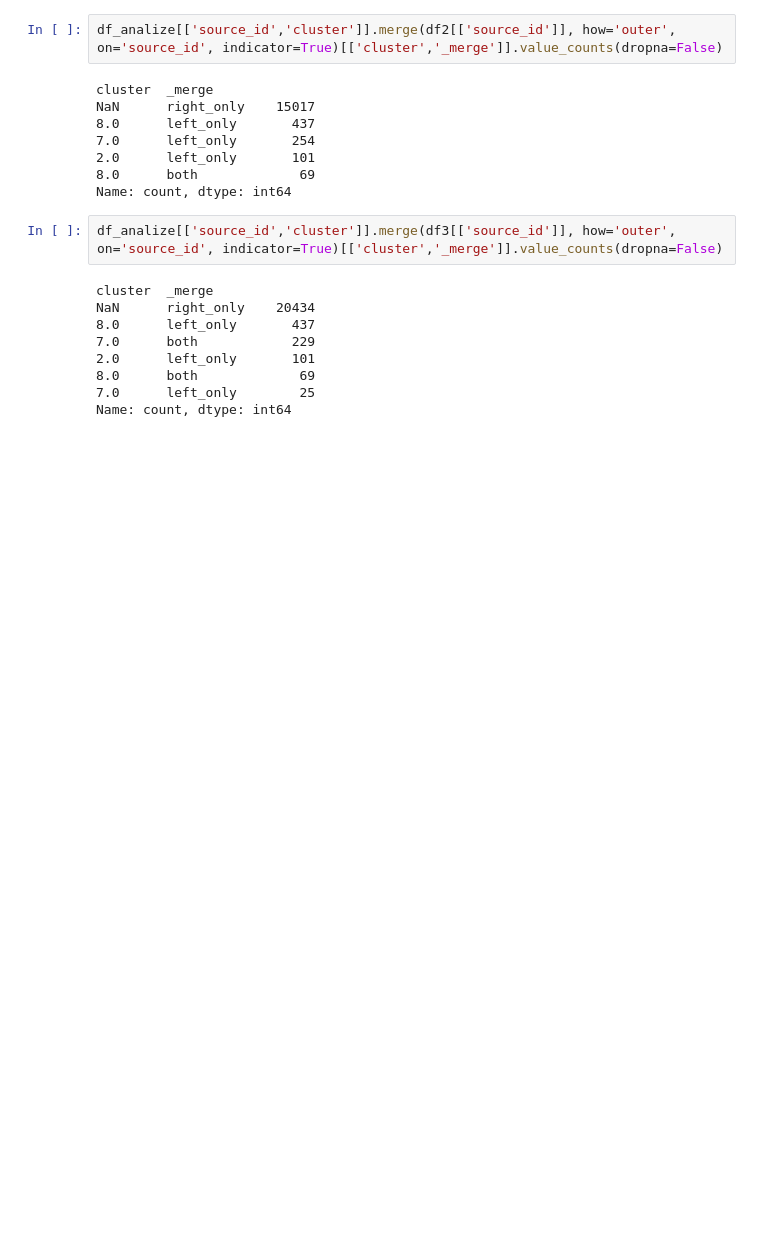
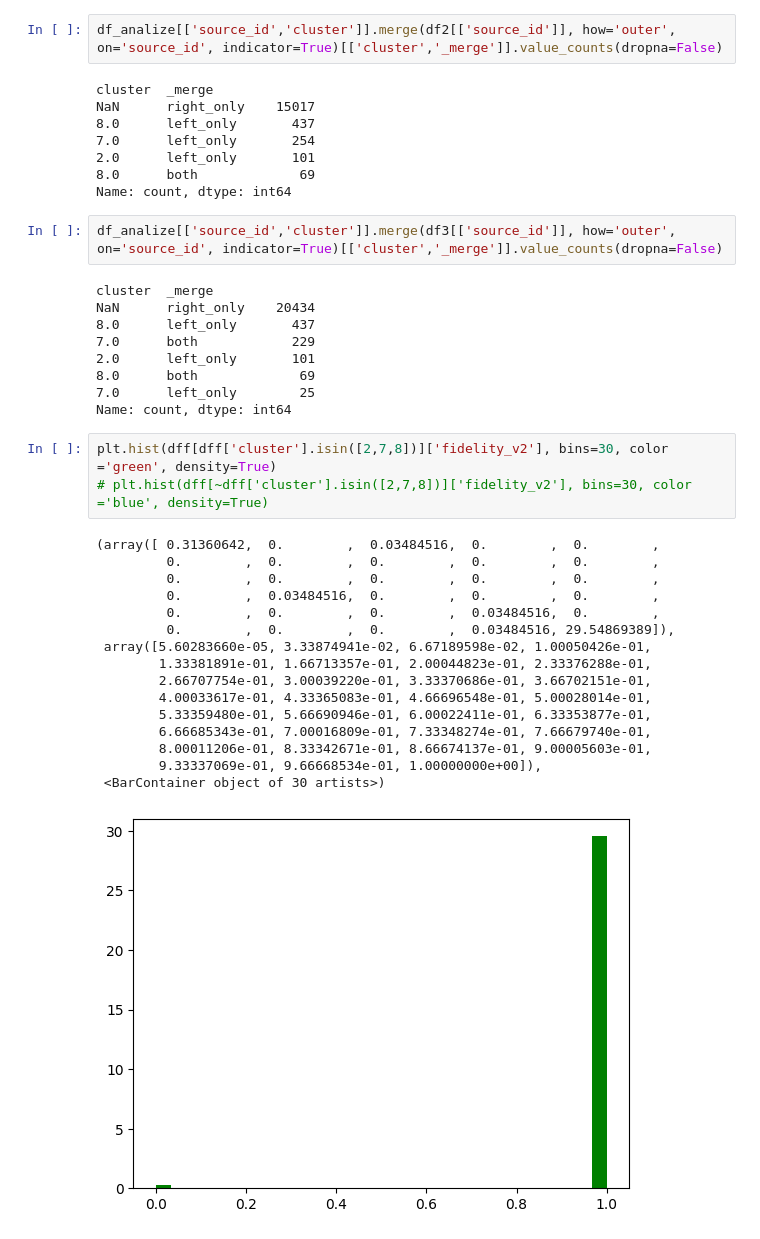
Before and after one commit to nicolasbojacarojas/clusterization_project, a Jupyter notebook: dev/analisis_completo_modularizado_5derr.ipynb, the cells around one changed output. Saved outputs shown, nothing was run; the diff lists cells and outputs as text; blank space fills up the shorter version.

```diff
--- a/dev/analisis_completo_modularizado_5derr.ipynb
+++ b/dev/analisis_completo_modularizado_5derr.ipynb
@@ -400,3 +454,23 @@ NaN      right_only    20434
 8.0      both             69
 7.0      left_only        25
 Name: count, dtype: int64
+# %%
+plt.hist(dff[dff['cluster'].isin([2,7,8])]['fidelity_v2'], bins=30, color ='green', density=True)
+# plt.hist(dff[~dff['cluster'].isin([2,7,8])]['fidelity_v2'], bins=30, color ='blue', density=True)
+# %% [output]
+(array([ 0.31360642,  0.        ,  0.03484516,  0.        ,  0.        ,
+         0.        ,  0.        ,  0.        ,  0.        ,  0.        ,
+         0.        ,  0.        ,  0.        ,  0.        ,  0.        ,
+         0.        ,  0.03484516,  0.        ,  0.        ,  0.        ,
+         0.        ,  0.        ,  0.        ,  0.03484516,  0.        ,
+         0.        ,  0.        ,  0.        ,  0.03484516, 29.54869389]),
+ array([5.60283660e-05, 3.33874941e-02, 6.67189598e-02, 1.00050426e-01,
+        1.33381891e-01, 1.66713357e-01, 2.00044823e-01, 2.33376288e-01,
+        2.66707754e-01, 3.00039220e-01, 3.33370686e-01, 3.66702151e-01,
+        4.00033617e-01, 4.33365083e-01, 4.66696548e-01, 5.00028014e-01,
+        5.33359480e-01, 5.66690946e-01, 6.00022411e-01, 6.33353877e-01,
+        6.66685343e-01, 7.00016809e-01, 7.33348274e-01, 7.66679740e-01,
+        8.00011206e-01, 8.33342671e-01, 8.66674137e-01, 9.00005603e-01,
+        9.33337069e-01, 9.66668534e-01, 1.00000000e+00]),
+ <BarContainer object of 30 artists>)
+[figure, added]
```
Also changed, not shown: parts of 9 cells of this notebook, 1 other file.
